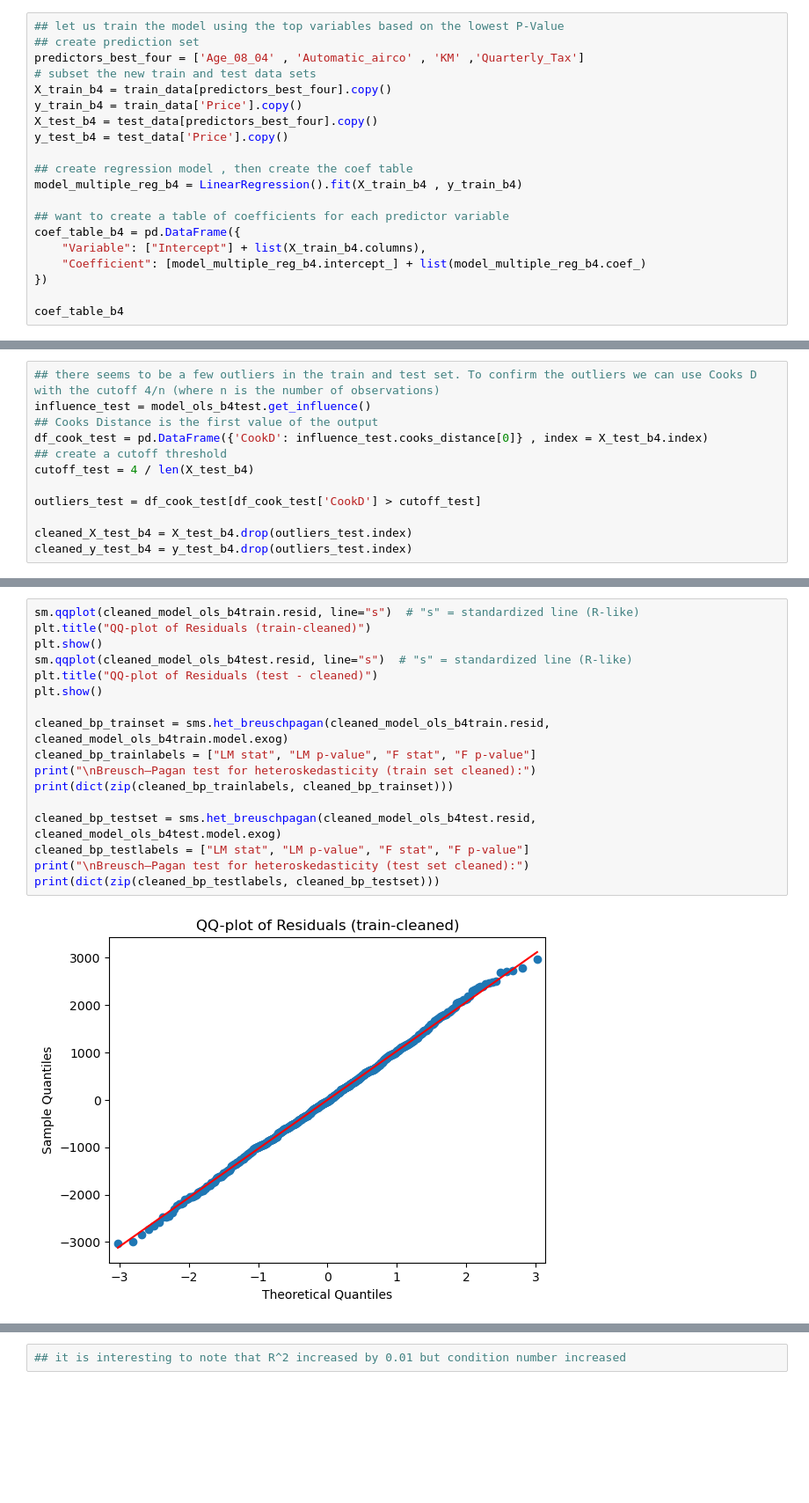
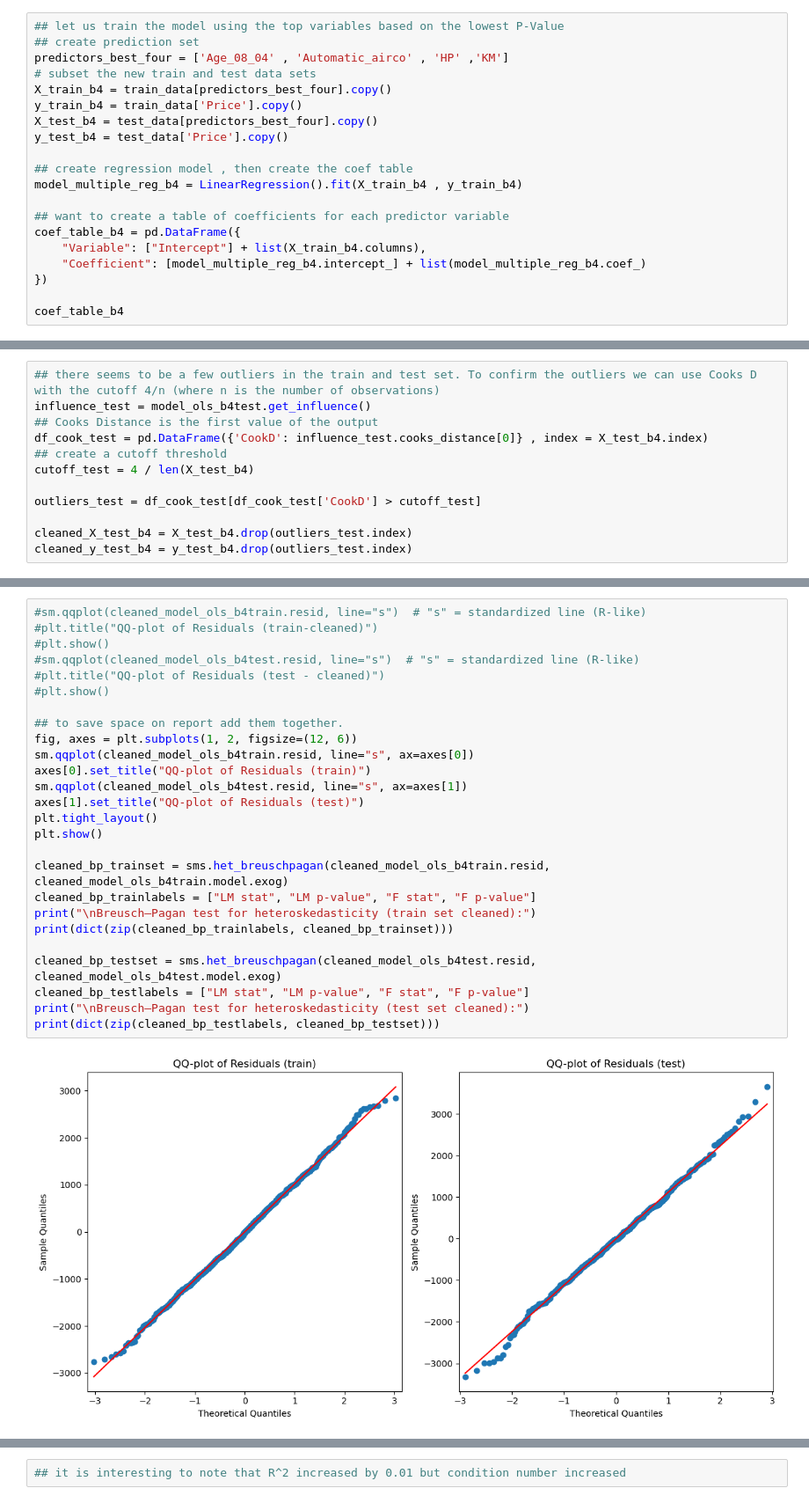
Before and after one commit to liulawrence2002/Project-1-MSBA, a Jupyter notebook: project_1_final.ipynb, the cells around one changed output, grey strips where cells are left out. Shown at 88% size. Cells and saved outputs as stored; diff of their text form; blank space fills up the shorter version.

```diff
--- a/project_1_final.ipynb
+++ b/project_1_final.ipynb
@@ -473,7 +500,7 @@ VIF for full model after removing problematic variables
 # %%
 ## let us train the model using the top variables based on the lowest P-Value
 ## create prediction set
-predictors_best_four = ['Age_08_04' , 'Automatic_airco' , 'KM' ,'Quarterly_Tax']
+predictors_best_four = ['Age_08_04' , 'Automatic_airco' , 'HP' ,'KM']
 # subset the new train and test data sets
 X_train_b4 = train_data[predictors_best_four].copy()
 y_train_b4 = train_data['Price'].copy()
@@ -689,20 +735,29 @@ Notes:
 strong multicollinearity or other numerical problems.
 # %%
-sm.qqplot(cleaned_model_ols_b4train.resid, line="s")  # "s" = standardized line (R-like)
-plt.title("QQ-plot of Residuals (train-cleaned)")
-plt.show()
-sm.qqplot(cleaned_model_ols_b4test.resid, line="s")  # "s" = standardized line (R-like)
-plt.title("QQ-plot of Residuals (test - cleaned)")
+#sm.qqplot(cleaned_model_ols_b4train.resid, line="s")  # "s" = standardized line (R-like)
+#plt.title("QQ-plot of Residuals (train-cleaned)")
+#plt.show()
+#sm.qqplot(cleaned_model_ols_b4test.resid, line="s")  # "s" = standardized line (R-like)
+#plt.title("QQ-plot of Residuals (test - cleaned)")
+#plt.show()
+
+## to save space on report add them together.
+fig, axes = plt.subplots(1, 2, figsize=(12, 6))
+sm.qqplot(cleaned_model_ols_b4train.resid, line="s", ax=axes[0])
+axes[0].set_title("QQ-plot of Residuals (train)")
+sm.qqplot(cleaned_model_ols_b4test.resid, line="s", ax=axes[1])
+axes[1].set_title("QQ-plot of Residuals (test)")
+plt.tight_layout()
 plt.show()
 
 cleaned_bp_trainset = sms.het_breuschpagan(cleaned_model_ols_b4train.resid, cleaned_model_ols_b4train.model.exog)
 cleaned_bp_trainlabels = ["LM stat", "LM p-value", "F stat", "F p-value"]
 print("\nBreusch–Pagan test for heteroskedasticity (train set cleaned):")
 print(dict(zip(cleaned_bp_trainlabels, cleaned_bp_trainset)))
 
 cleaned_bp_testset = sms.het_breuschpagan(cleaned_model_ols_b4test.resid, cleaned_model_ols_b4test.model.exog)
 cleaned_bp_testlabels = ["LM stat", "LM p-value", "F stat", "F p-value"]
 print("\nBreusch–Pagan test for heteroskedasticity (test set cleaned):")
 print(dict(zip(cleaned_bp_testlabels, cleaned_bp_testset)))
 # %% [output]
-[figure, old version]
+[figure, new version]
```
Also changed, not shown: parts of 23 cells of this notebook.
